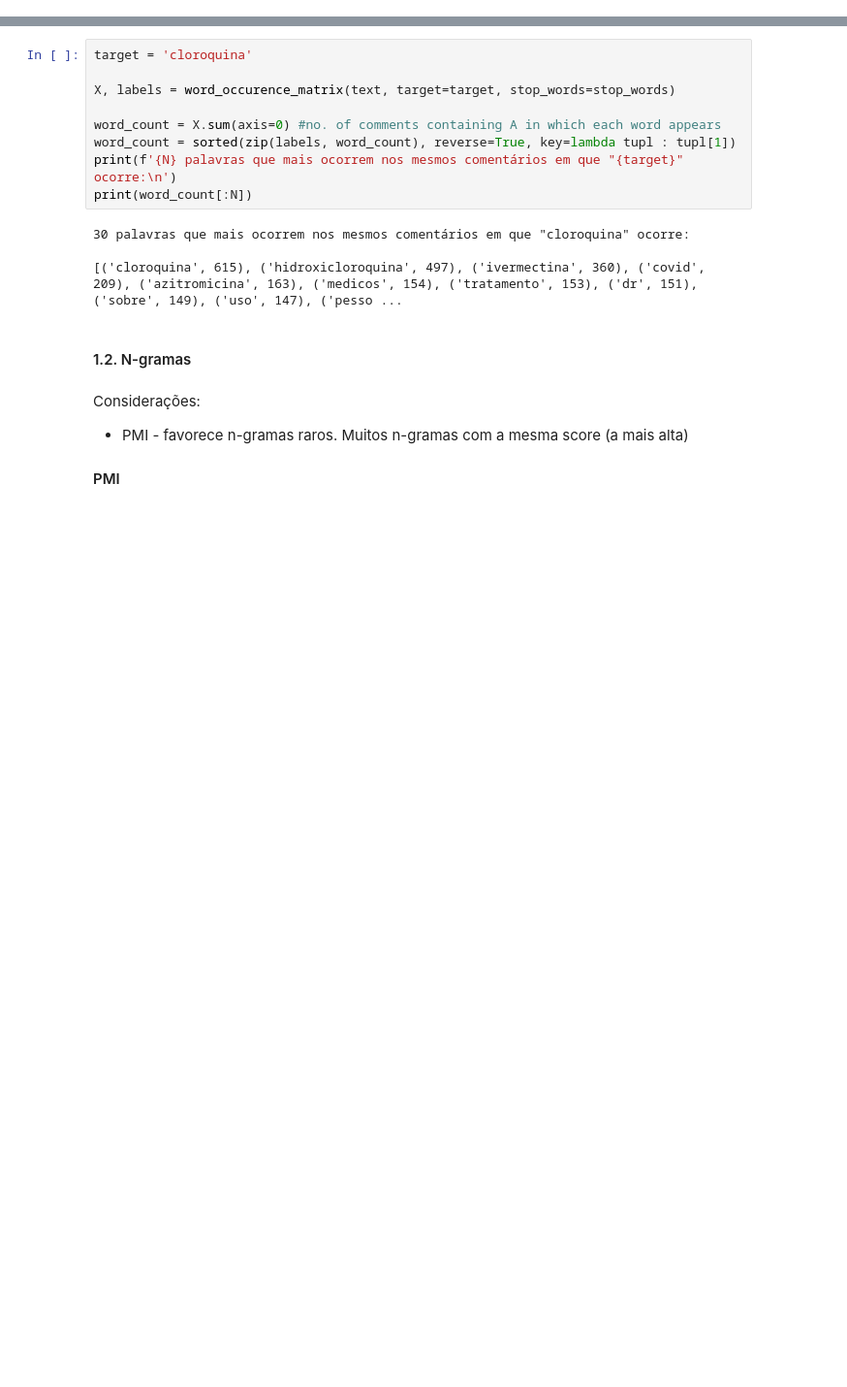
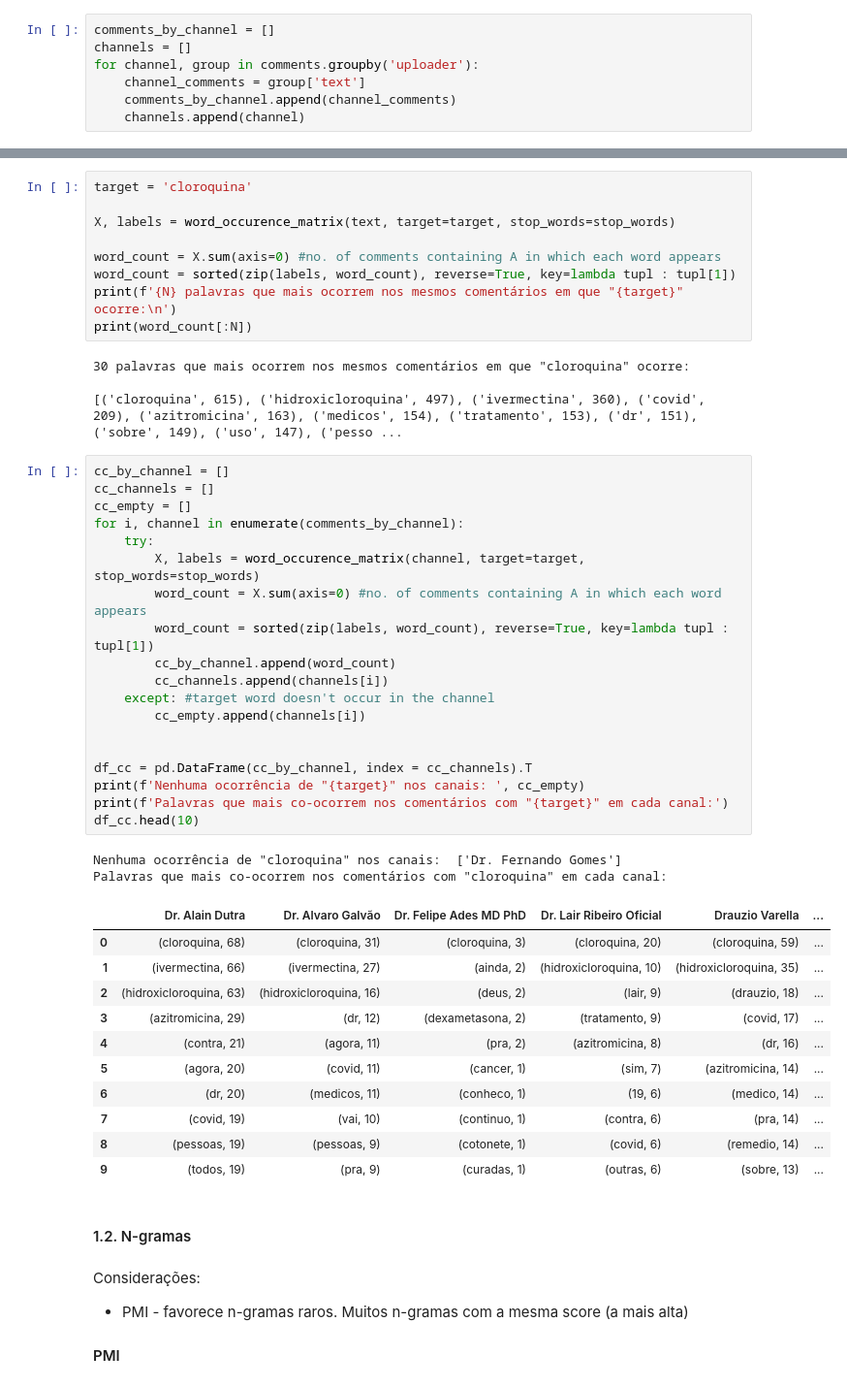
Before and after one commit to PIIMR-CDA/analises, a Jupyter notebook: co_occurence.ipynb, the cells around one changed output, grey strips where cells are left out. Shown at 97% size. Cells and saved outputs as stored; diff of their text form; blank space fills up the shorter version.

Commit message:
Analysing each channel separately

```diff
--- a/co_occurence.ipynb
+++ b/co_occurence.ipynb
@@ -93,6 +93,13 @@ comments['text'] = [' '.join([word for word in RegexpTokenizer(r'\w+').tokenize(
 text = comments['text'].dropna()
 
 N = 30 #Consider only the N most frequent words
+# %%
+comments_by_channel = []
+channels = []
+for channel, group in comments.groupby('uploader'):
+    channel_comments = group['text']
+    comments_by_channel.append(channel_comments)
+    channels.append(channel)
 # %% [markdown]
 ### 1. Co-ocorrência
 # %% [markdown]
@@ -110,6 +117,39 @@ print(word_count[:N])
 30 palavras que mais ocorrem nos mesmos comentários em que "cloroquina" ocorre:
 
 [('cloroquina', 615), ('hidroxicloroquina', 497), ('ivermectina', 360), ('covid', 209), ('azitromicina', 163), ('medicos', 154), ('tratamento', 153), ('dr', 151), ('sobre', 149), ('uso', 147), ('pesso ...
+# %%
+cc_by_channel = []
+cc_channels = []
+cc_empty = []
+for i, channel in enumerate(comments_by_channel):
+    try:
+        X, labels = word_occurence_matrix(channel, target=target, stop_words=stop_words)
+        word_count = X.sum(axis=0) #no. of comments containing A in which each word appears
+        word_count = sorted(zip(labels, word_count), reverse=True, key=lambda tupl : tupl[1])
+        cc_by_channel.append(word_count)
+        cc_channels.append(channels[i])
+    except: #target word doesn't occur in the channel
+        cc_empty.append(channels[i])
+
+
+df_cc = pd.DataFrame(cc_by_channel, index = cc_channels).T
+print(f'Nenhuma ocorrência de "{target}" nos canais: ', cc_empty)
+print(f'Palavras que mais co-ocorrem nos comentários com "{target}" em cada canal:')
+df_cc.head(10)
+# %% [output]
+Nenhuma ocorrência de "cloroquina" nos canais:  ['Dr. Fernando Gomes']
+Palavras que mais co-ocorrem nos comentários com "cloroquina" em cada canal:
+|  | Dr. Alain Dutra | Dr. Alvaro Galvão | Dr. Felipe Ades MD PhD | Dr. Lair Ribeiro Oficial | Drauzio Varella | ... |
+| 0 | (cloroquina, 68) | (cloroquina, 31) | (cloroquina, 3) | (cloroquina, 20) | (cloroquina, 59) | ... |
+| 1 | (ivermectina, 66) | (ivermectina, 27) | (ainda, 2) | (hidroxicloroquina, 10) | (hidroxicloroquina, 35) | ... |
+| 2 | (hidroxicloroquina, 63) | (hidroxicloroquina, 16) | (deus, 2) | (lair, 9) | (drauzio, 18) | ... |
+| 3 | (azitromicina, 29) | (dr, 12) | (dexametasona, 2) | (tratamento, 9) | (covid, 17) | ... |
+| 4 | (contra, 21) | (agora, 11) | (pra, 2) | (azitromicina, 8) | (dr, 16) | ... |
+| 5 | (agora, 20) | (covid, 11) | (cancer, 1) | (sim, 7) | (azitromicina, 14) | ... |
+| 6 | (dr, 20) | (medicos, 11) | (conheco, 1) | (19, 6) | (medico, 14) | ... |
+| 7 | (covid, 19) | (vai, 10) | (continuo, 1) | (contra, 6) | (pra, 14) | ... |
+| 8 | (pessoas, 19) | (pessoas, 9) | (cotonete, 1) | (covid, 6) | (remedio, 14) | ... |
+| 9 | (todos, 19) | (pra, 9) | (curadas, 1) | (outras, 6) | (sobre, 13) | ... |
 # %% [markdown]
 #### 1.2. N-gramas
 # %% [markdown]
```
Also changed, not shown: parts of 4 cells of this notebook.
